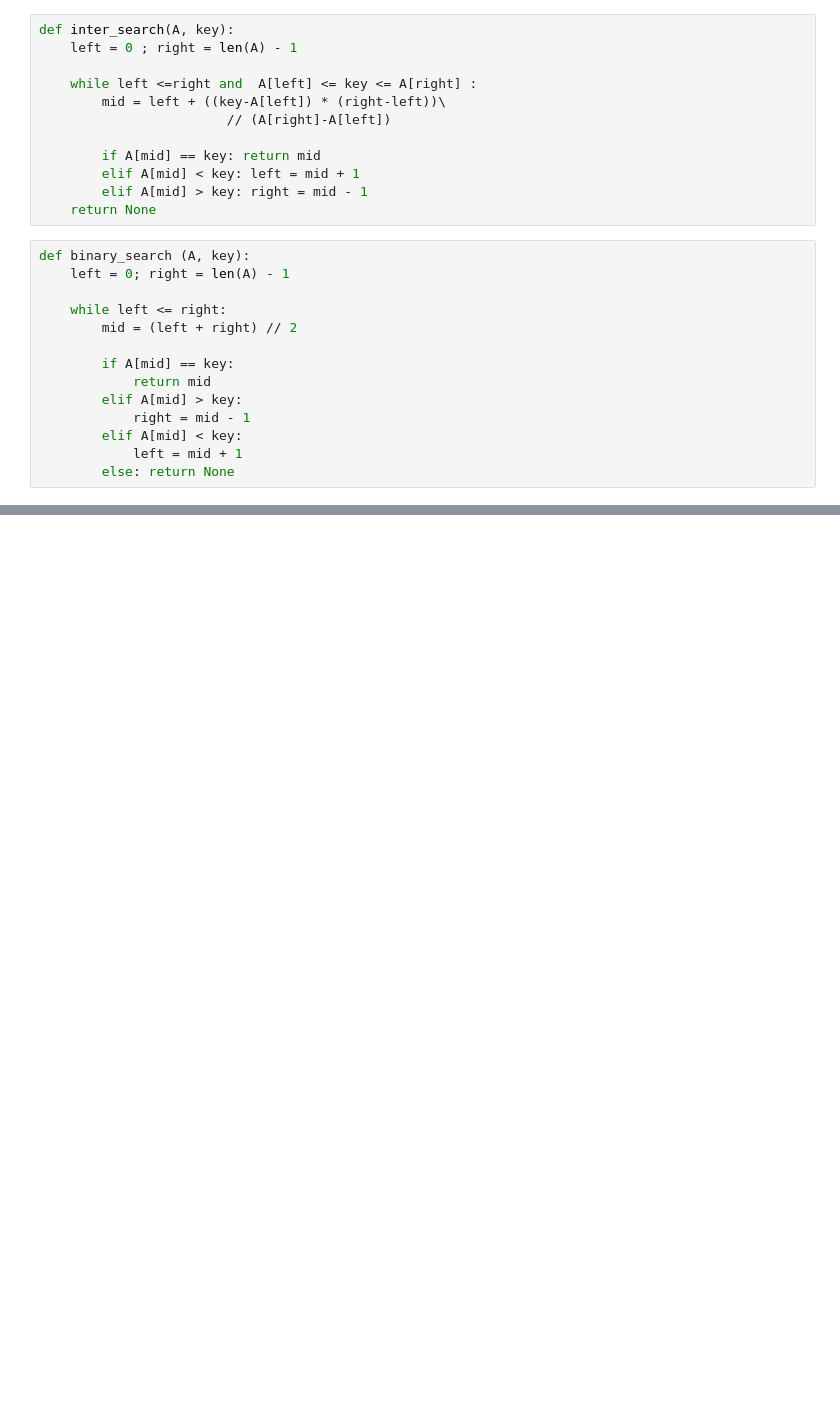
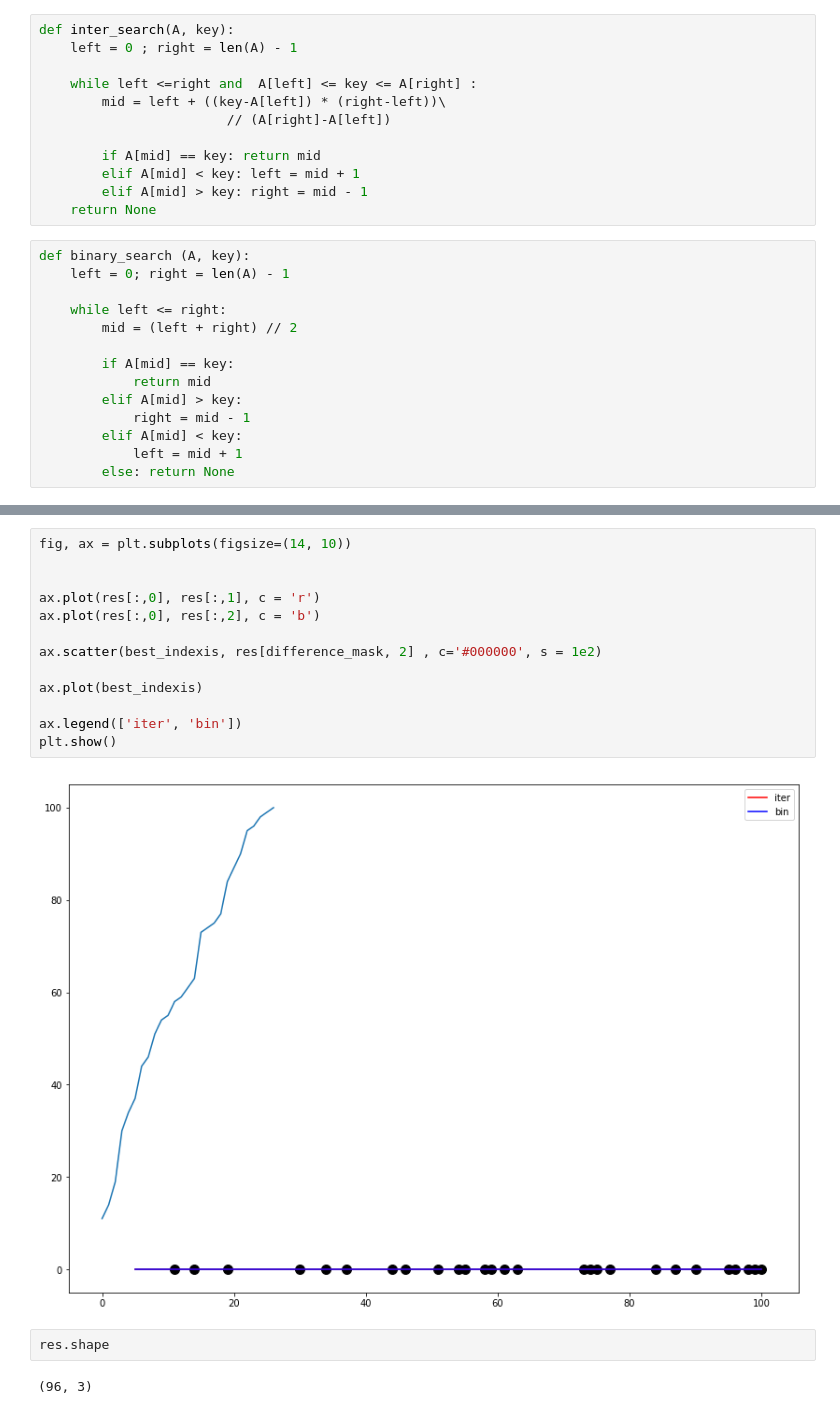
Before and after one commit to IgorHoholko/Algorithms, a Jupyter notebook: lab_2_1/Untitled.ipynb, the cells around one changed output, grey strips where cells are left out. Drawn from its saved outputs; the diff is of its cells as text; blank space fills up the shorter version.

```diff
--- a/lab_2_1/Untitled.ipynb
+++ b/lab_2_1/Untitled.ipynb
@@ -47,0 +89,19 @@ def analys_searc():
+# %%
+fig, ax = plt.subplots(figsize=(14, 10))
+
+
+ax.plot(res[:,0], res[:,1], c = 'r')
+ax.plot(res[:,0], res[:,2], c = 'b')
+
+ax.scatter(best_indexis, res[difference_mask, 2] , c='#000000', s = 1e2)
+
+ax.plot(best_indexis)
+
+ax.legend(['iter', 'bin'])
+plt.show()
+# %% [output]
+[figure, added]
+# %%
+res.shape
+# %% [output]
+(96, 3)
```
Also changed, not shown: parts of 13 cells of this notebook, 2 other files.
